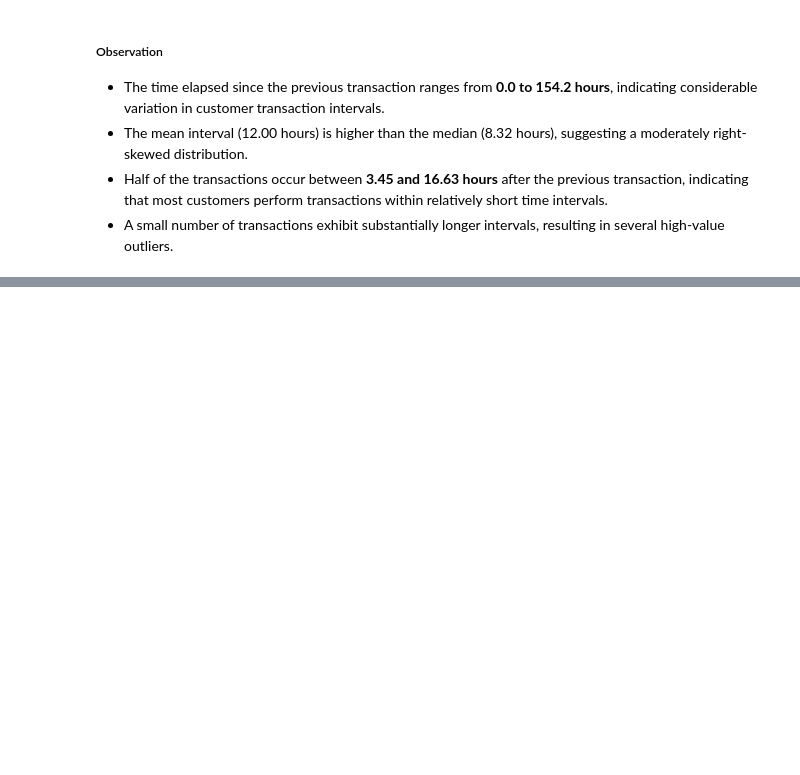
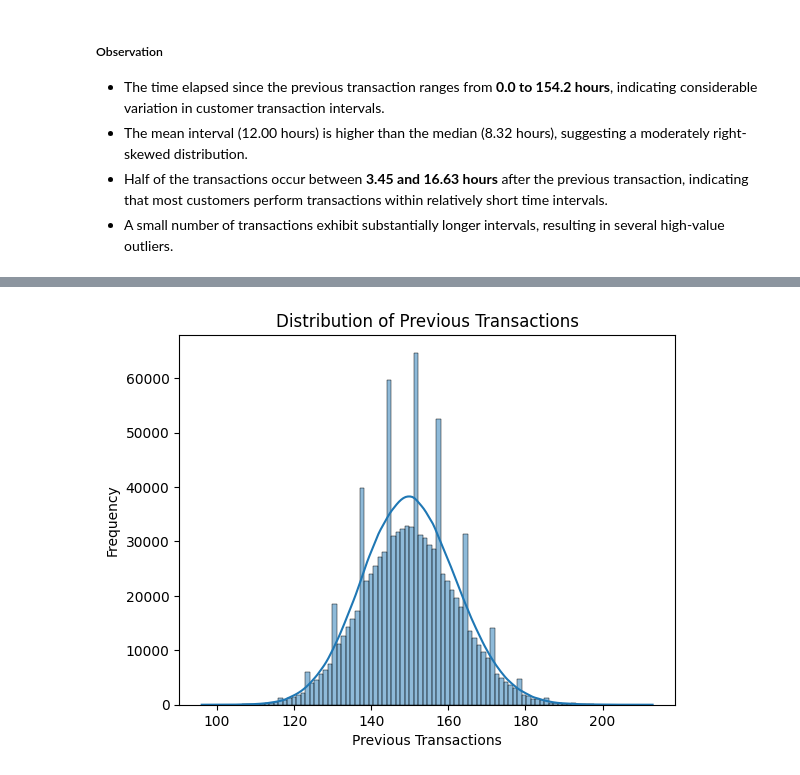
Before and after one commit to abhi-saurav-saroya/bank-fraud-eda, a Jupyter notebook: notebooks/02_exploratory_data_analysis.ipynb, the cells around one changed output, grey strips where cells are left out. Cells and saved outputs as stored; diff of their text form; code cells hidden in the pictures; blank space fills up the shorter version.

Commit message:
feat: analyze previous transactions distribution

```diff
--- a/notebooks/02_exploratory_data_analysis.ipynb
+++ b/notebooks/02_exploratory_data_analysis.ipynb
@@ -708,0 +733,14 @@ plt.show()
+# %%
+sns.histplot(
+    df["num_prev_transactions"],
+    bins = 100,
+    kde = True
+)
+
+plt.title("Distribution of Previous Transactions")
+plt.xlabel("Previous Transactions")
+plt.ylabel("Frequency")
+
+plt.show()
+# %% [output]
+[figure, added]
```
Also changed, not shown: parts of 6 cells of this notebook.
